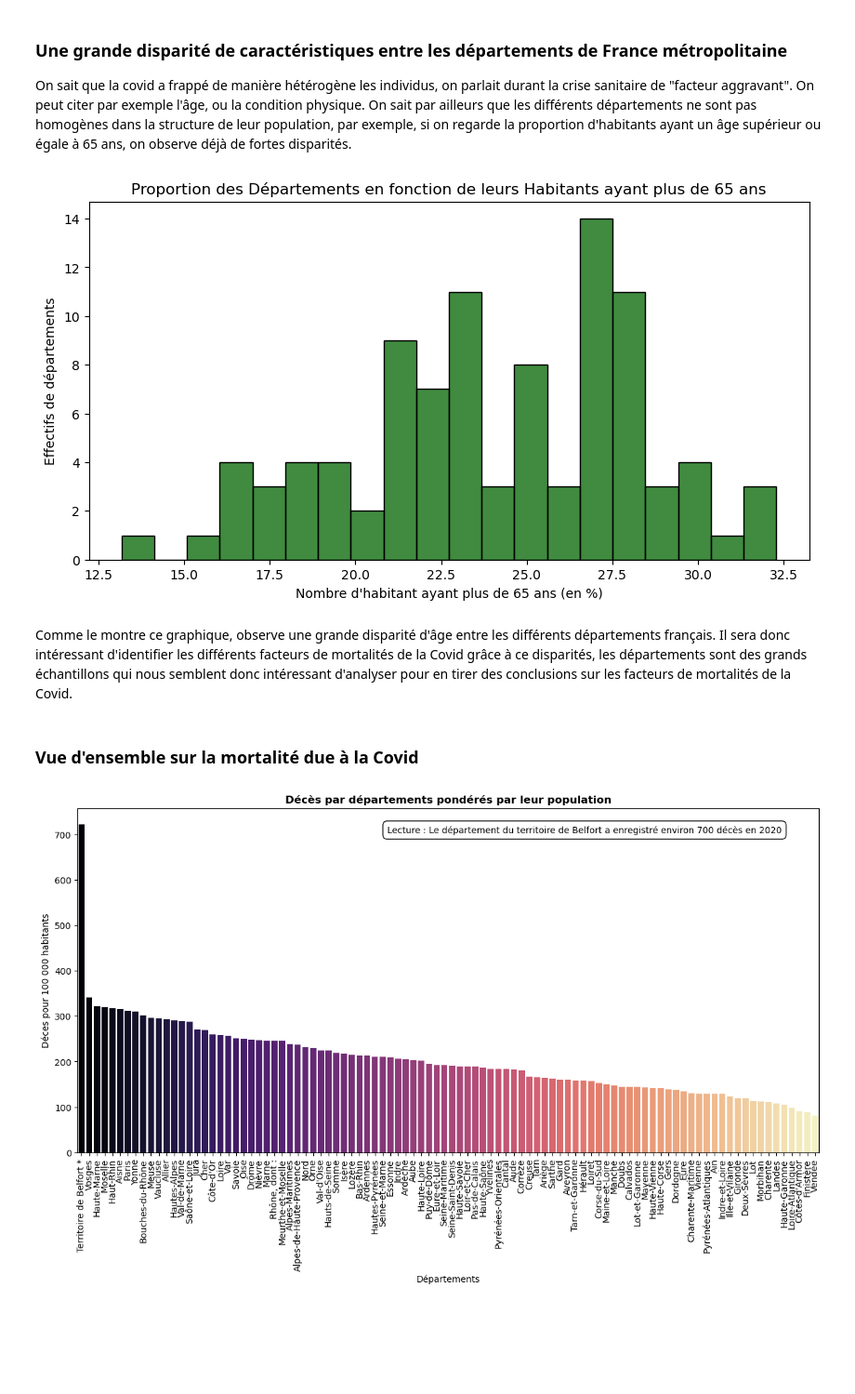
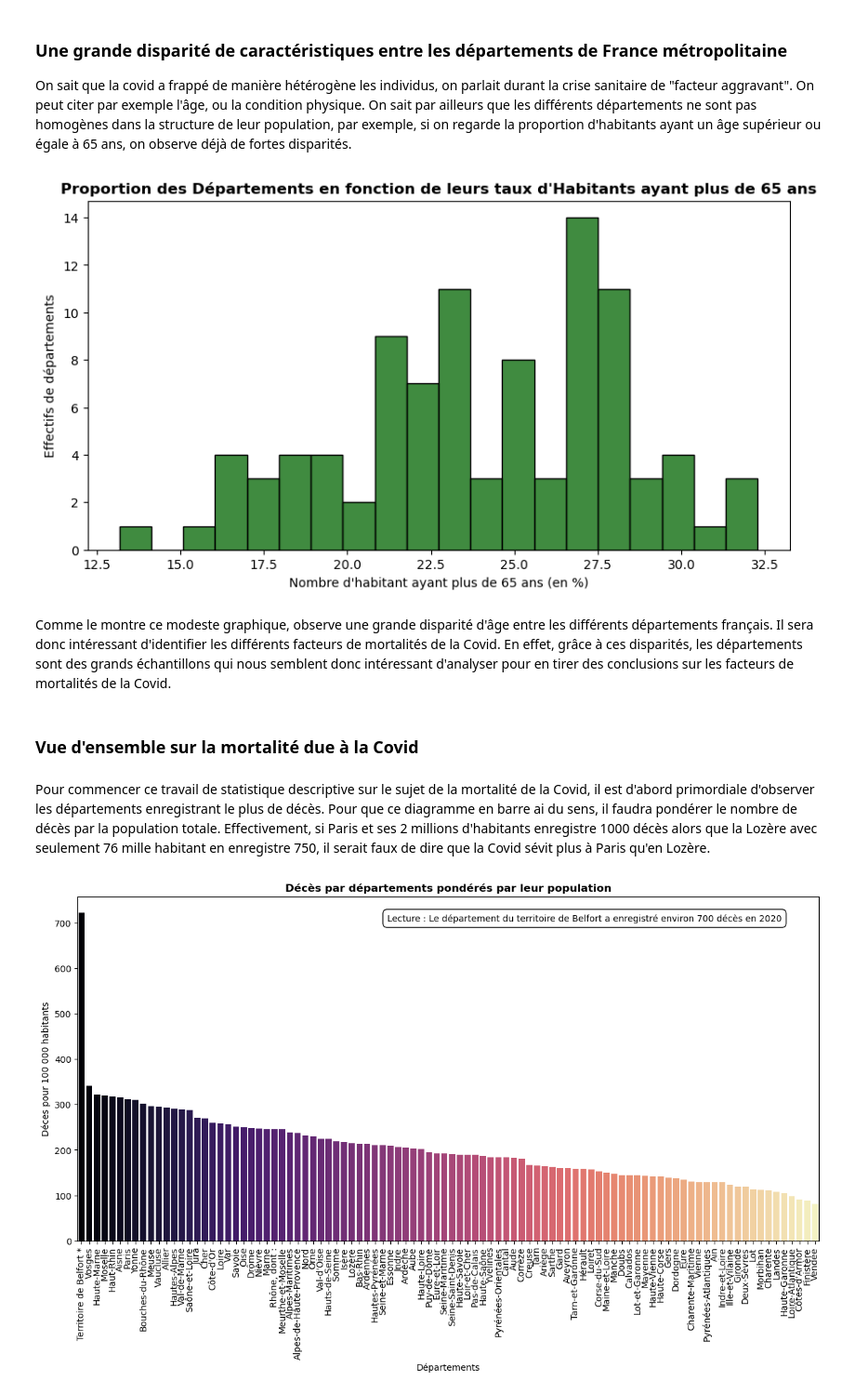
Before and after one commit to gabrielfrancois/DS_Covid, a Jupyter notebook: main.ipynb, the cells around one changed output. Shown at 93% size. Saved outputs shown, nothing was run; the diff lists cells and outputs as text; code cells hidden in the pictures; blank space fills up the shorter version.

```diff
--- a/main.ipynb
+++ b/main.ipynb
@@ -74,17 +74,20 @@ On sait que la covid a frappé de manière hétérogène les individus, on parla
 # %%
 plus_de_65 = df_visu["65 ans ou plus.1"]
 plt.figure(figsize=(10,5))
-sns.histplot(plus_de_65, bins=20, kde=None, color="darkgreen")
-plt.title("Proportion des Départements en fonction de leurs Habitants ayant plus de 65 ans")
+ax = sns.histplot(plus_de_65, bins=20, kde=None, color="darkgreen")
+plt.title("Proportion des Départements en fonction de leurs taux d'Habitants ayant plus de 65 ans", fontweight="bold")
 plt.xlabel("Nombre d\'habitant ayant plus de 65 ans (en %)")
 plt.ylabel("Effectifs de départements")
+
 plt.show()
 # %% [output]
-[figure, old version]
+[figure, new version]
 # %% [markdown]
-Comme le montre ce graphique, observe une grande disparité d'âge entre les différents départements français. Il sera donc intéressant d'identifier les différents facteurs de mortalités de la Covid grâce à ce disparités, les départements sont des grands échantillons qui nous semblent donc intéressant d'analyser pour en tirer des conclusions sur les facteurs de mortalités de la Covid.
+Comme le montre ce modeste graphique, observe une grande disparité d'âge entre les différents départements français. Il sera donc intéressant d'identifier les différents facteurs de mortalités de la Covid. En effet, grâce à ces disparités, les départements sont des grands échantillons qui nous semblent donc intéressant d'analyser pour en tirer des conclusions sur les facteurs de mortalités de la Covid.
 # %% [markdown]
 ### Vue d'ensemble sur la mortalité due à la Covid
+# %% [markdown]
+Pour commencer ce travail de statistique descriptive sur le sujet de la mortalité de la  Covid, il est d'abord primordiale d'observer les départements enregistrant le plus de décès. Pour que ce diagramme en barre ai du sens, il faudra pondérer le nombre de décès par la population totale. Effectivement, si Paris et ses 2 millions d'habitants enregistre 1000 décès alors que la Lozère avec seulement 76 mille habitant en enregistre 750, il serait faux de dire que la Covid sévit plus à Paris qu'en Lozère.
 # %%
 """ Nombre de décès par rapport à la population totale"""
 
```
Also changed, not shown: parts of 11 cells of this notebook, 1 other file.
